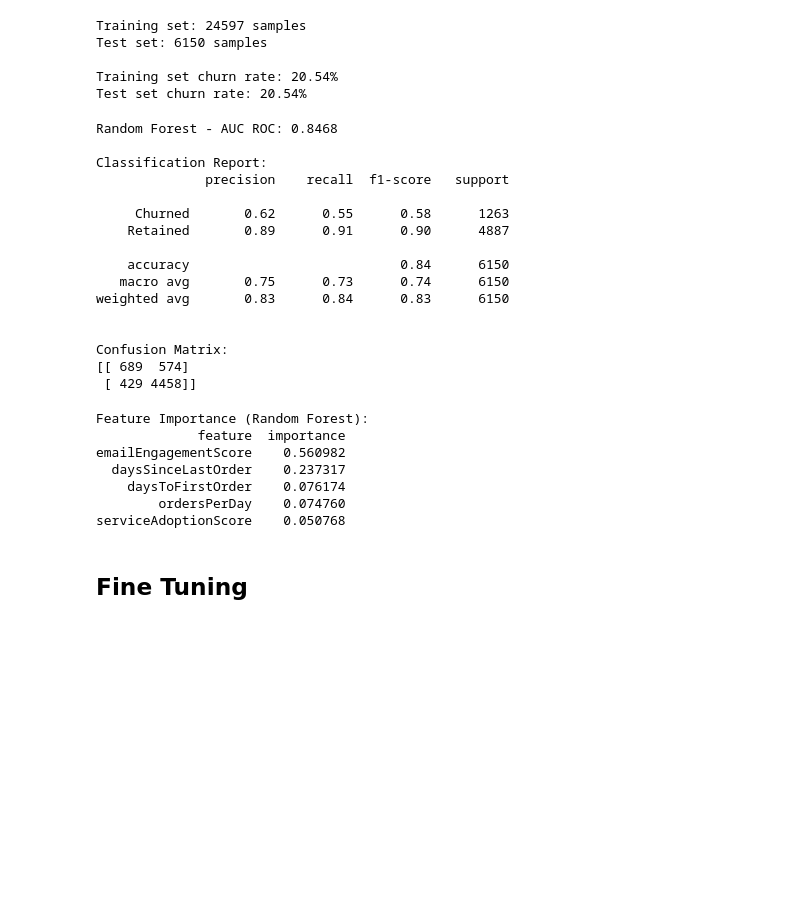
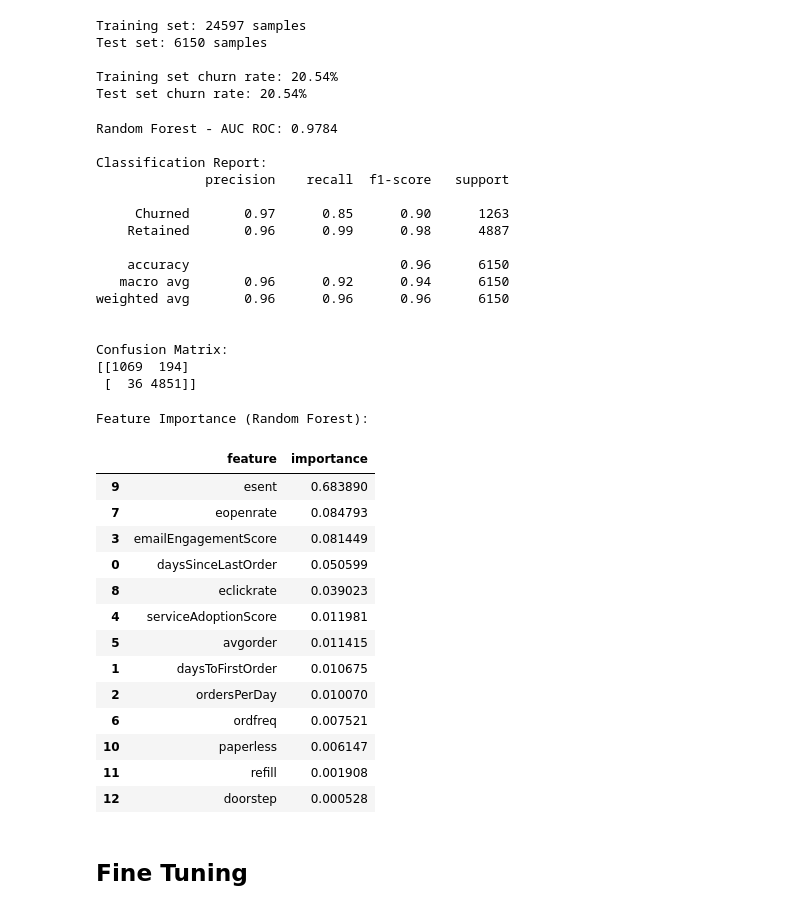
Before and after one commit to pyt3r/springboard-package, a Jupyter notebook: assignments/Student_MLE_MiniProject_Churn_Prediction/standalone.ipynb, the cells around one changed output. Saved outputs shown, nothing was run; the diff lists cells and outputs as text; code cells hidden in the pictures; blank space fills up the shorter version.

```diff
--- a/assignments/Student_MLE_MiniProject_Churn_Prediction/standalone.ipynb
+++ b/assignments/Student_MLE_MiniProject_Churn_Prediction/standalone.ipynb
@@ -67,11 +69,24 @@ df['emailEngagementScore'] = (df['eopenrate'] * 0.6 + df['eclickrate'] * 0.4)
 df['serviceAdoptionScore'] = df['paperless'] + df['refill'] + df['doorstep']
 
 featureCols = [
+
+    # engineered:
     'daysSinceLastOrder',
     'daysToFirstOrder',
     'ordersPerDay',
     'emailEngagementScore',
-    'serviceAdoptionScore', ]
+    'serviceAdoptionScore',
+
+    # original
+    'avgorder',
+    'ordfreq',
+    'eopenrate',
+    'eclickrate',
+    'esent',
+    'paperless',
+    'refill',
+    'doorstep',
+]
 
 targetCol = 'retained'
 # %%
@@ -108,17 +123,17 @@ Test set churn rate: 20.54%
 rf_pipeline = Pipeline(steps=[
     ("scaler", StandardScaler()),
     ("classifier", RandomForestClassifier(
-        n_estimators=100,
-        max_depth=10,
-        min_samples_split=5,
-        min_samples_leaf=2,
-        random_state=42,
-        n_jobs=-1
+        n_estimators      = 100,
+        max_depth         = 10,
+        min_samples_split = 5,
+        min_samples_leaf  = 2,
+        random_state      = 42,
+        n_jobs            = -1
     ))
 ])
 
 rf_pipeline.fit(X_train, y_train)
-y_pred_rf = rf_pipeline.predict(X_test)
+y_pred_rf  = rf_pipeline.predict(X_test)
 y_proba_rf = rf_pipeline.predict_proba(X_test)[:, 1]
 auc_roc_rf = roc_auc_score(y_test, y_proba_rf)
 
@@ -128,40 +143,48 @@ print(classification_report(y_test, y_pred_rf, target_names=['Churned', 'Retaine
 print("\nConfusion Matrix:")
 print(confusion_matrix(y_test, y_pred_rf))
 # %% [output]
-Random Forest - AUC ROC: 0.8468
+Random Forest - AUC ROC: 0.9784
 
 Classification Report:
               precision    recall  f1-score   support
 
-     Churned       0.62      0.55      0.58      1263
-    Retained       0.89      0.91      0.90      4887
+     Churned       0.97      0.85      0.90      1263
+    Retained       0.96      0.99      0.98      4887
 
-    accuracy                           0.84      6150
-   macro avg       0.75      0.73      0.74      6150
-weighted avg       0.83      0.84      0.83      6150
+    accuracy                           0.96      6150
+   macro avg       0.96      0.92      0.94      6150
+weighted avg       0.96      0.96      0.96      6150
 
 
 Confusion Matrix:
-[[ 689  574]
- [ 429 4458]]
+[[1069  194]
+ [  36 4851]]
 # %%
 # Feature importance from Random Forest
 rf_model = rf_pipeline.named_steps['classifier']
 feature_importance = pd.DataFrame({
-    'feature': featureCols,
-    'importance': rf_model.feature_importances_
+    'feature'    : featureCols,
+    'importance' : rf_model.feature_importances_
 }).sort_values('importance', ascending=False)
 
 print("Feature Importance (Random Forest):")
-print(feature_importance.to_string(index=False))
+feature_importance
 # %% [output]
 Feature Importance (Random Forest):
-             feature  importance
-emailEngagementScore    0.560982
-  daysSinceLastOrder    0.237317
-    daysToFirstOrder    0.076174
-        ordersPerDay    0.074760
-serviceAdoptionScore    0.050768
+|  | feature | importance |
+| 9 | esent | 0.683890 |
+| 7 | eopenrate | 0.084793 |
+| 3 | emailEngagementScore | 0.081449 |
+| 0 | daysSinceLastOrder | 0.050599 |
+| 8 | eclickrate | 0.039023 |
+| 4 | serviceAdoptionScore | 0.011981 |
+| 5 | avgorder | 0.011415 |
+| 1 | daysToFirstOrder | 0.010675 |
+| 2 | ordersPerDay | 0.010070 |
+| 6 | ordfreq | 0.007521 |
+| 10 | paperless | 0.006147 |
+| 11 | refill | 0.001908 |
+| 12 | doorstep | 0.000528 |
 # %% [markdown]
 ## Fine Tuning
 # %%
```
Also changed, not shown: parts of 6 cells of this notebook.
